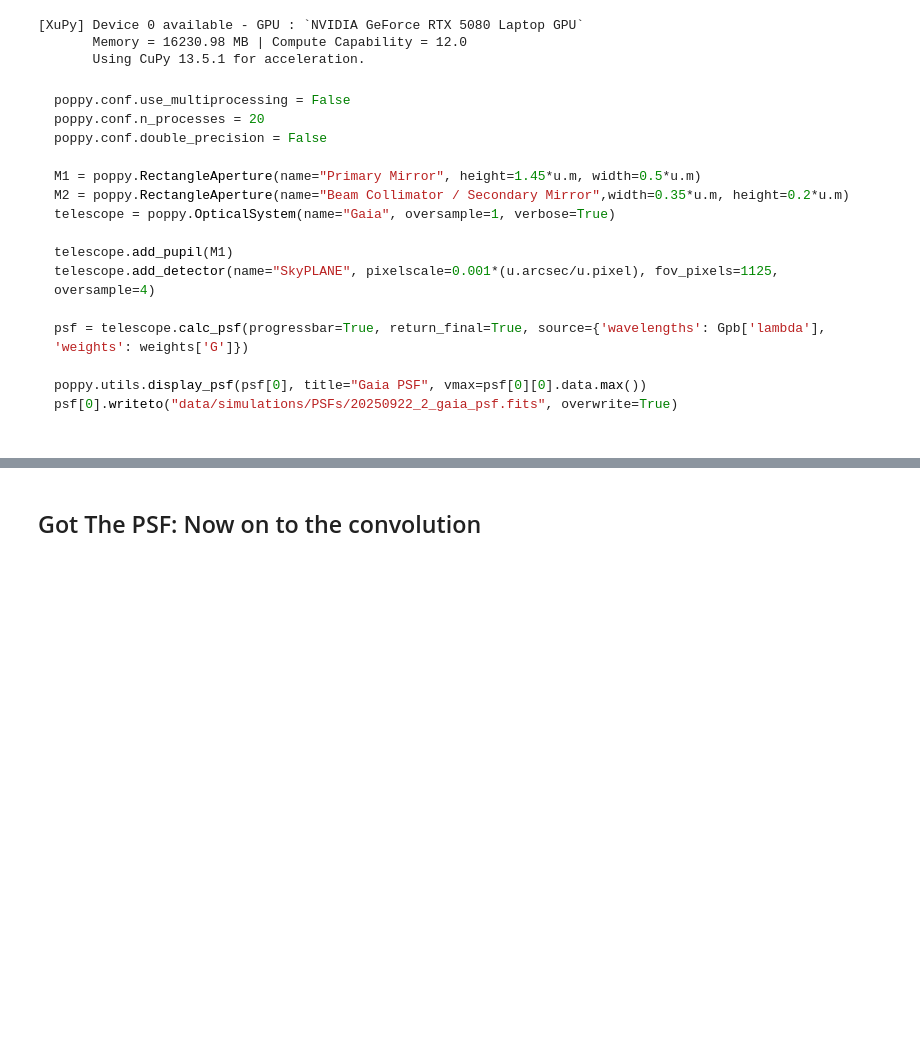
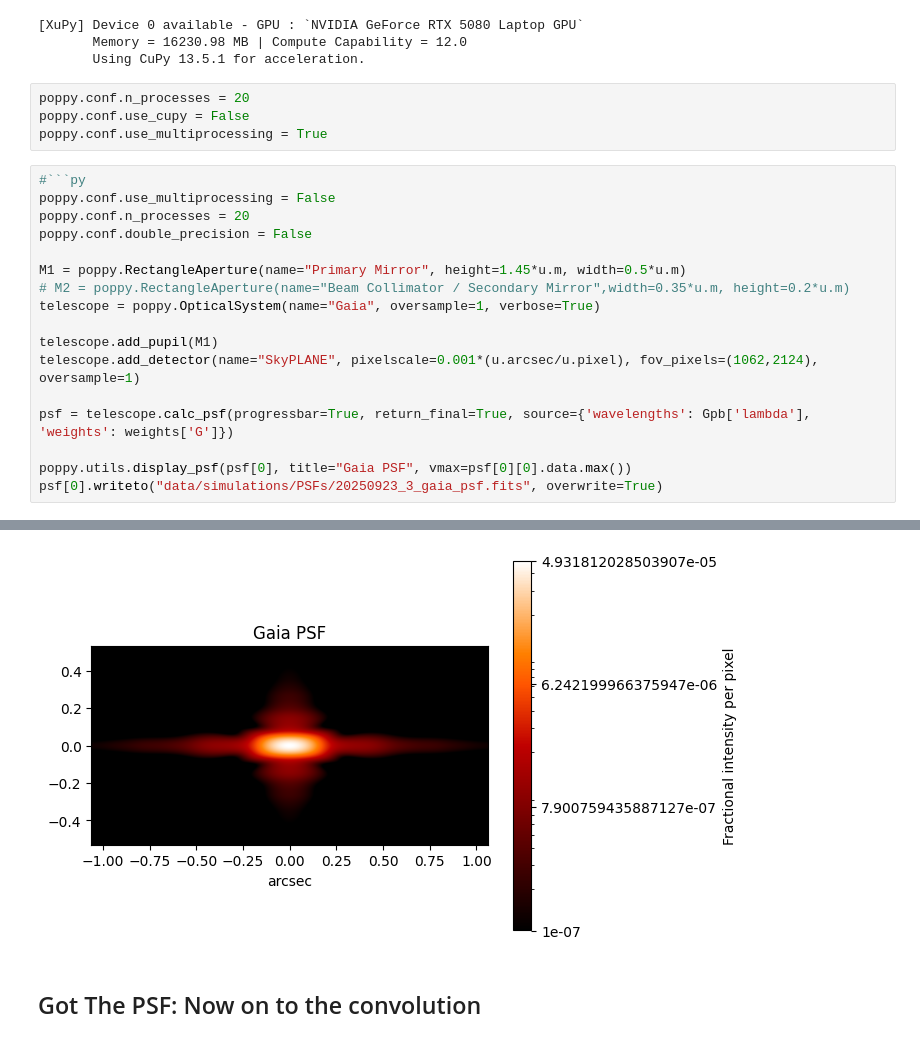
Before and after one commit to pietroferraiuolo/BINCAT, a Jupyter notebook: 01-psf-simulation.ipynb, the cells around one changed output, grey strips where cells are left out. Cells and saved outputs as stored; diff of their text form; blank space fills up the shorter version.

````diff
--- a/01-psf-simulation.ipynb
+++ b/01-psf-simulation.ipynb
@@ -55,20 +55,25 @@ def rebinned(psf: fits.HDUList | xt.ArrayLike, rebin_factor: int, axis_ratio: tu
 [XuPy] Device 0 available - GPU : `NVIDIA GeForce RTX 5080 Laptop GPU`
        Memory = 16230.98 MB | Compute Capability = 12.0
        Using CuPy 13.5.1 for acceleration.
-# %% [markdown]
-```py
-poppy.conf.use_multiprocessing = False
-poppy.conf.n_processes = 20
-poppy.conf.double_precision = False
-
-M1 = poppy.RectangleAperture(name="Primary Mirror", height=1.45*u.m, width=0.5*u.m)
-M2 = poppy.RectangleAperture(name="Beam Collimator / Secondary Mirror",width=0.35*u.m, height=0.2*u.m)
-telescope = poppy.OpticalSystem(name="Gaia", oversample=1, verbose=True)
-
-telescope.add_pupil(M1)
-telescope.add_detector(name="SkyPLANE", pixelscale=0.001*(u.arcsec/u.pixel), fov_pixels=1125, oversample=4)
-
-psf = telescope.calc_psf(progressbar=True, return_final=True, source={'wavelengths': Gpb['lambda'], 'weights': weights['G']})
-
-poppy.utils.display_psf(psf[0], title="Gaia PSF", vmax=psf[0][0].data.max())
-psf[0].writeto("data/simulations/PSFs/20250922_2_gaia_psf.fits", overwrite=True)
+# %%
+poppy.conf.n_processes = 20
+poppy.conf.use_cupy = False
+poppy.conf.use_multiprocessing = True
+# %%
+#```py
+poppy.conf.use_multiprocessing = False
+poppy.conf.n_processes = 20
+poppy.conf.double_precision = False
+
+M1 = poppy.RectangleAperture(name="Primary Mirror", height=1.45*u.m, width=0.5*u.m)
+# M2 = poppy.RectangleAperture(name="Beam Collimator / Secondary Mirror",width=0.35*u.m, height=0.2*u.m)
+telescope = poppy.OpticalSystem(name="Gaia", oversample=1, verbose=True)
+
+telescope.add_pupil(M1)
+telescope.add_detector(name="SkyPLANE", pixelscale=0.001*(u.arcsec/u.pixel), fov_pixels=(1062,2124), oversample=1)
+
+psf = telescope.calc_psf(progressbar=True, return_final=True, source={'wavelengths': Gpb['lambda'], 'weights': weights['G']})
+
+poppy.utils.display_psf(psf[0], title="Gaia PSF", vmax=psf[0][0].data.max())
+psf[0].writeto("data/simulations/PSFs/20250923_3_gaia_psf.fits", overwrite=True)
+# %% [output]
@@ -75,3 +81,4 @@ psf[0].writeto("data/simulations/PSFs/20250922_2_gaia_psf.fits", overwrite=True)
+[figure, added]
 # %% [markdown]
 ## Got The PSF: Now on to the convolution
 # %% [markdown]
````
Also changed, not shown: parts of 12 cells of this notebook, 1 other file.
